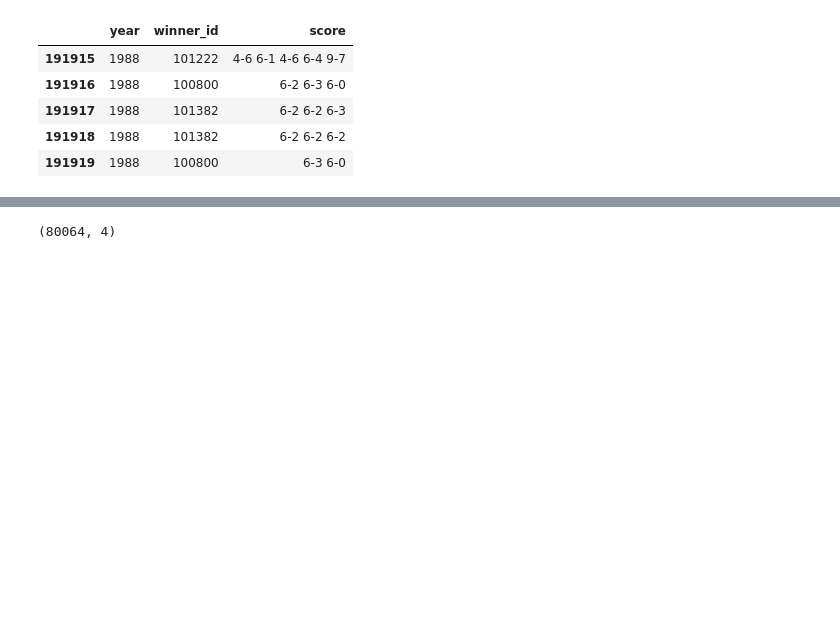
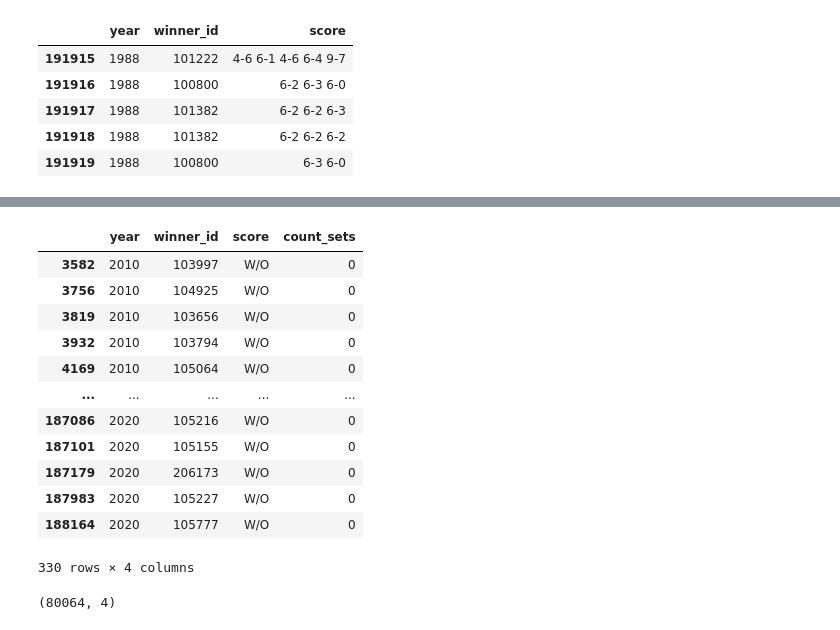
Before and after one commit to Ruugiko/tennis_atp, a Jupyter notebook: tennis.ipynb, the cells around one changed output, grey strips where cells are left out. Drawn from its saved outputs; the diff is of its cells as text; code cells hidden in the pictures; blank space fills up the shorter version.

```diff
--- a/tennis.ipynb
+++ b/tennis.ipynb
@@ -527,3 +538,19 @@ df_2002_2022 = df_2.query('2002 <= year <= 2022')
+# %%
+df_2002_2022[df_2002_2022['count_sets'] == 0]
+# %% [output]
+|  | year | winner_id | score | count_sets |
+| 3582 | 2010 | 103997 | W/O | 0 |
+| 3756 | 2010 | 104925 | W/O | 0 |
+| 3819 | 2010 | 103656 | W/O | 0 |
+| 3932 | 2010 | 103794 | W/O | 0 |
+| 4169 | 2010 | 105064 | W/O | 0 |
+| ... | ... | ... | ... | ... |
+| 187086 | 2020 | 105216 | W/O | 0 |
+| 187101 | 2020 | 105155 | W/O | 0 |
+| 187179 | 2020 | 206173 | W/O | 0 |
+| 187983 | 2020 | 105227 | W/O | 0 |
+| 188164 | 2020 | 105777 | W/O | 0 |
+330 rows × 4 columns
 # %%
 df_1980_2001.shape
 # %% [output]
```
Also changed, not shown: parts of 22 cells of this notebook, 2 other files.
